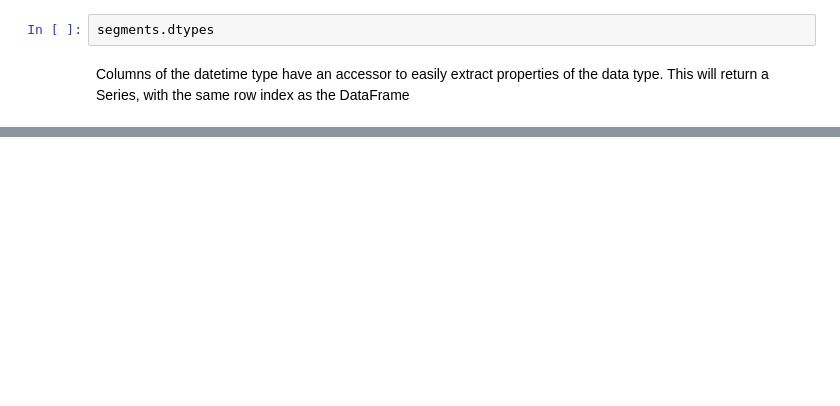
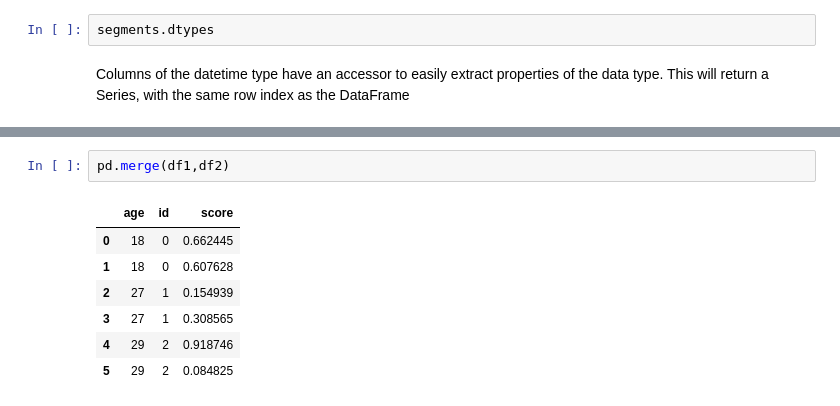
Before and after one commit to skjsourabh95/Machine-Learning, a Jupyter notebook: Pandas.ipynb, the cells around one changed output, grey strips where cells are left out. Saved outputs shown, nothing was run; the diff lists cells and outputs as text; blank space fills up the shorter version.

```diff
--- a/Pandas.ipynb
+++ b/Pandas.ipynb
@@ -894,0 +995,10 @@ Columns of the datetime type have an accessor to easily extract properties of th
+# %%
+pd.merge(df1,df2)
+# %% [output]
+|  | age | id | score |
+| 0 | 18 | 0 | 0.662445 |
+| 1 | 18 | 0 | 0.607628 |
+| 2 | 27 | 1 | 0.154939 |
+| 3 | 27 | 1 | 0.308565 |
+| 4 | 29 | 2 | 0.918746 |
+| 5 | 29 | 2 | 0.084825 |
```
Also changed, not shown: parts of 25 cells of this notebook, 11 other files.
